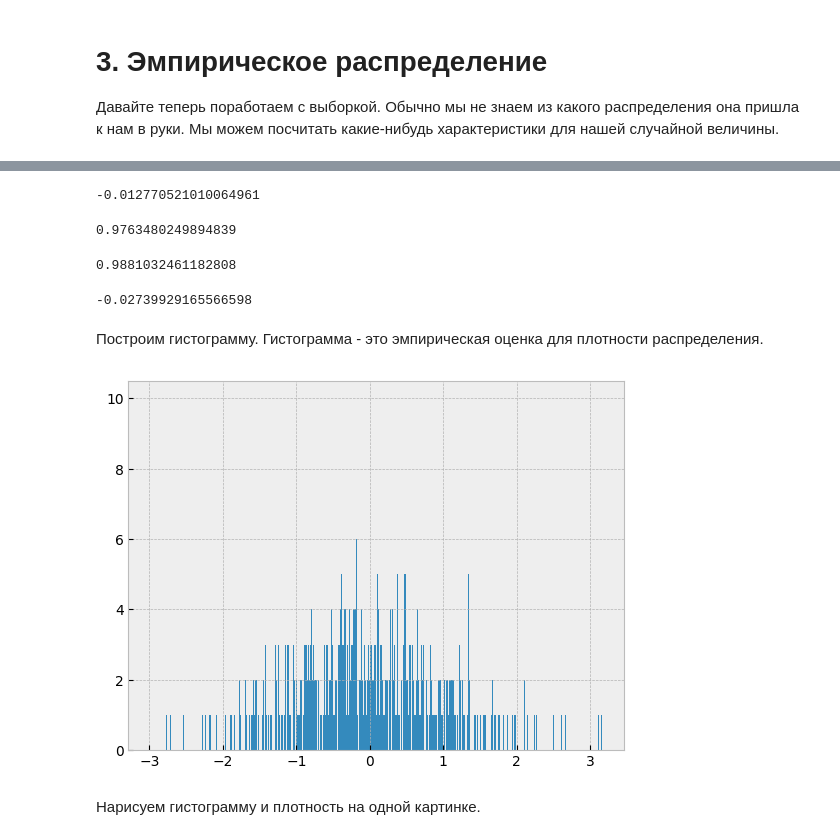
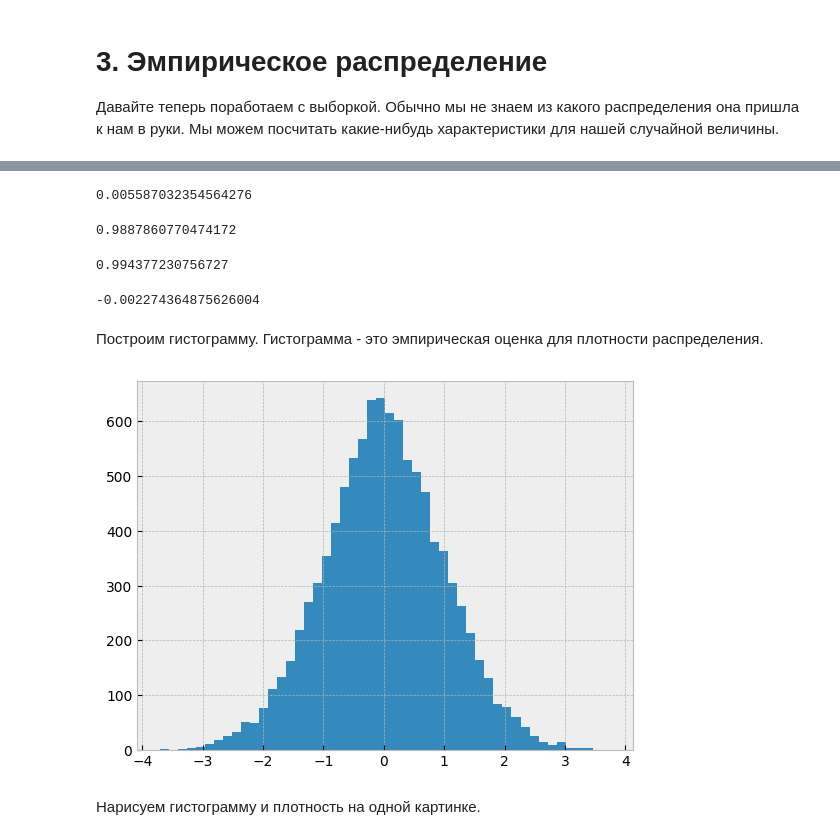
Before and after one commit to igumnov-daniel/HOCK_FEBRUARY_2023, a Jupyter notebook: 07_distributions/07_1_distributions.ipynb, the cells around one changed output, grey strips where cells are left out. Drawn from its saved outputs; the diff is of its cells as text; code cells hidden in the pictures.

```diff
--- a/07_distributions/07_1_distributions.ipynb
+++ b/07_distributions/07_1_distributions.ipynb
@@ -205,3 +218,6 @@ array([3.52752385, 5.73559402, 5.20776518, 4.12428124, 0.58309347])
 # 3. Эмпирическое распределение
 
 Давайте теперь поработаем с выборкой. Обычно мы не знаем из какого распределения она пришла к нам в руки. Мы можем посчитать какие-нибудь характеристики для нашей случайной величины.
+# %%
+sample = norm_rv.rvs(10000)  # сгенерируем 1000 значений
+sample[:10]
@@ -217,25 +236,25 @@ sample.shape
 # %%
 np.mean(sample)  # выборочное среднее(при больших n похоже на математическое ожидание)
 # %% [output]
--0.012770521010064961
+0.005587032354564276
 # %%
 np.var(sample)   # выборочная дисперсия
 # %% [output]
-0.9763480249894839
+0.9887860770474172
 # %%
 np.std(sample)   # выборочное стандартное отклонение
 # %% [output]
-0.9881032461182808
+0.994377230756727
 # %%
 np.median(sample) # выборочная медиана
 # %% [output]
--0.02739929165566598
+-0.002274364875626004
 # %% [markdown]
 Построим гистограмму. Гистограмма - это эмпирическая оценка для плотности распределения.
 # %%
-plt.hist(sample, bins=1000);  # bins отвечает за число столбцов
+plt.hist(sample, bins=50);  # bins отвечает за число столбцов
 # %% [output]
-[figure, old version]
+[figure, new version]
 # %% [markdown]
 Нарисуем гистограмму и плотность на одной картинке.
 # %%
```
Also changed, not shown: parts of 42 cells of this notebook, 2 other files.
